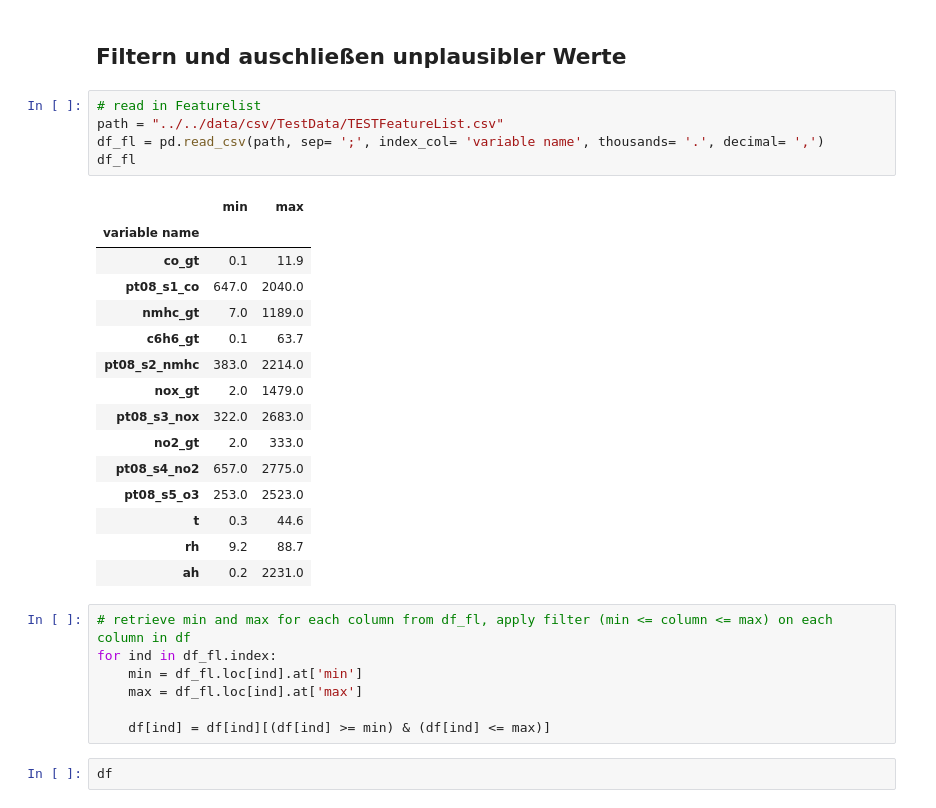
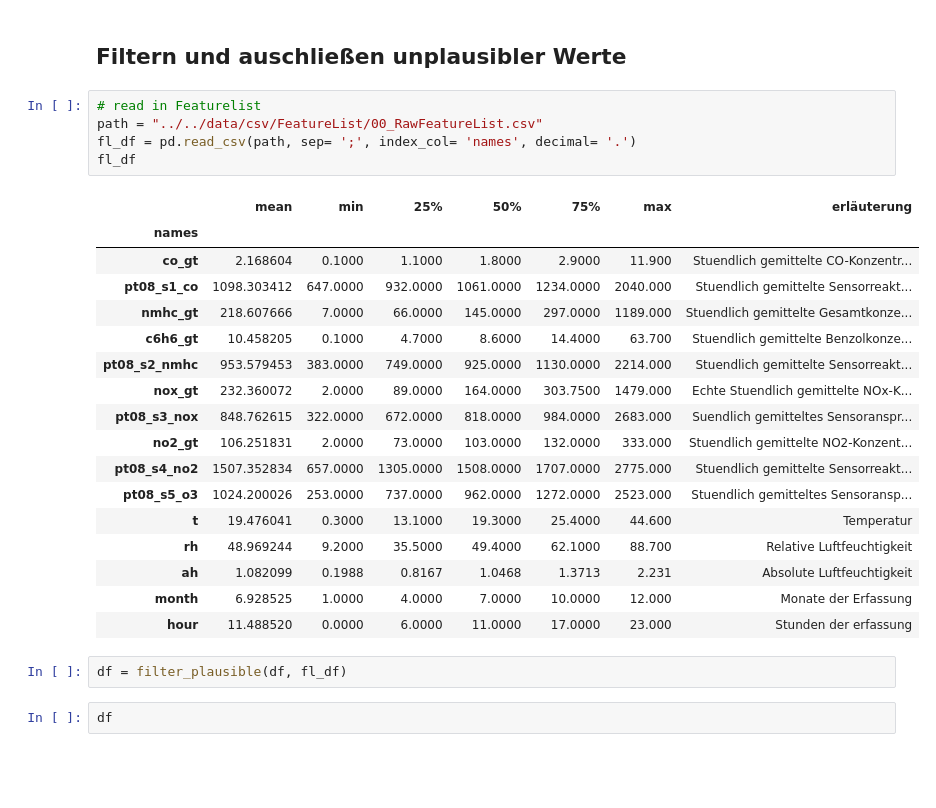
Before and after one commit to SimonB97/Air-regression, a Jupyter notebook: src/01_Sprint2/01_DataPreparation.ipynb, the cells around one changed output. Cells and saved outputs as stored; diff of their text form; blank space fills up the shorter version.

```diff
--- a/src/01_Sprint2/01_DataPreparation.ipynb
+++ b/src/01_Sprint2/01_DataPreparation.ipynb
@@ -102,32 +128,29 @@ df
 ## Filtern und auschließen unplausibler Werte
 # %%
 # read in Featurelist
-path = "../../data/csv/TestData/TESTFeatureList.csv"
-df_fl = pd.read_csv(path, sep= ';', index_col= 'variable name', thousands= '.', decimal= ',')
-df_fl
+path = "../../data/csv/FeatureList/00_RawFeatureList.csv"
+fl_df = pd.read_csv(path, sep= ';', index_col= 'names', decimal= '.')
+fl_df
 # %% [output]
-|  | min | max |
-| variable name |  |  |
-| co_gt | 0.1 | 11.9 |
-| pt08_s1_co | 647.0 | 2040.0 |
-| nmhc_gt | 7.0 | 1189.0 |
-| c6h6_gt | 0.1 | 63.7 |
-| pt08_s2_nmhc | 383.0 | 2214.0 |
-| nox_gt | 2.0 | 1479.0 |
-| pt08_s3_nox | 322.0 | 2683.0 |
-| no2_gt | 2.0 | 333.0 |
-| pt08_s4_no2 | 657.0 | 2775.0 |
-| pt08_s5_o3 | 253.0 | 2523.0 |
-| t | 0.3 | 44.6 |
-| rh | 9.2 | 88.7 |
-| ah | 0.2 | 2231.0 |
+|  | mean | min | 25% | 50% | 75% | max | erläuterung |
+| names |  |  |  |  |  |  |  |
+| co_gt | 2.168604 | 0.1000 | 1.1000 | 1.8000 | 2.9000 | 11.900 | Stuendlich gemittelte CO-Konzentr... |
+| pt08_s1_co | 1098.303412 | 647.0000 | 932.0000 | 1061.0000 | 1234.0000 | 2040.000 | Stuendlich gemittelte Sensorreakt... |
+| nmhc_gt | 218.607666 | 7.0000 | 66.0000 | 145.0000 | 297.0000 | 1189.000 | Stuendlich gemittelte Gesamtkonze... |
+| c6h6_gt | 10.458205 | 0.1000 | 4.7000 | 8.6000 | 14.4000 | 63.700 | Stuendlich gemittelte Benzolkonze... |
+| pt08_s2_nmhc | 953.579453 | 383.0000 | 749.0000 | 925.0000 | 1130.0000 | 2214.000 | Stuendlich gemittelte Sensorreakt... |
+| nox_gt | 232.360072 | 2.0000 | 89.0000 | 164.0000 | 303.7500 | 1479.000 | Echte Stuendlich gemittelte NOx-K... |
+| pt08_s3_nox | 848.762615 | 322.0000 | 672.0000 | 818.0000 | 984.0000 | 2683.000 | Suendlich gemitteltes Sensoranspr... |
+| no2_gt | 106.251831 | 2.0000 | 73.0000 | 103.0000 | 132.0000 | 333.000 | Stuendlich gemittelte NO2-Konzent... |
+| pt08_s4_no2 | 1507.352834 | 657.0000 | 1305.0000 | 1508.0000 | 1707.0000 | 2775.000 | Stuendlich gemittelte Sensorreakt... |
+| pt08_s5_o3 | 1024.200026 | 253.0000 | 737.0000 | 962.0000 | 1272.0000 | 2523.000 | Stuendlich gemitteltes Sensoransp... |
+| t | 19.476041 | 0.3000 | 13.1000 | 19.3000 | 25.4000 | 44.600 | Temperatur |
+| rh | 48.969244 | 9.2000 | 35.5000 | 49.4000 | 62.1000 | 88.700 | Relative Luftfeuchtigkeit |
+| ah | 1.082099 | 0.1988 | 0.8167 | 1.0468 | 1.3713 | 2.231 | Absolute Luftfeuchtigkeit |
+| month | 6.928525 | 1.0000 | 4.0000 | 7.0000 | 10.0000 | 12.000 | Monate der Erfassung |
+| hour | 11.488520 | 0.0000 | 6.0000 | 11.0000 | 17.0000 | 23.000 | Stunden der erfassung |
 # %%
-# retrieve min and max for each column from df_fl, apply filter (min <= column <= max) on each column in df
-for ind in df_fl.index:
-    min = df_fl.loc[ind].at['min']
-    max = df_fl.loc[ind].at['max']
-
-    df[ind] = df[ind][(df[ind] >= min) & (df[ind] <= max)]
+df = filter_plausible(df, fl_df)
 # %%
 df
 # %% [output]
```
Also changed, not shown: parts of 8 cells of this notebook, 3 other files.
